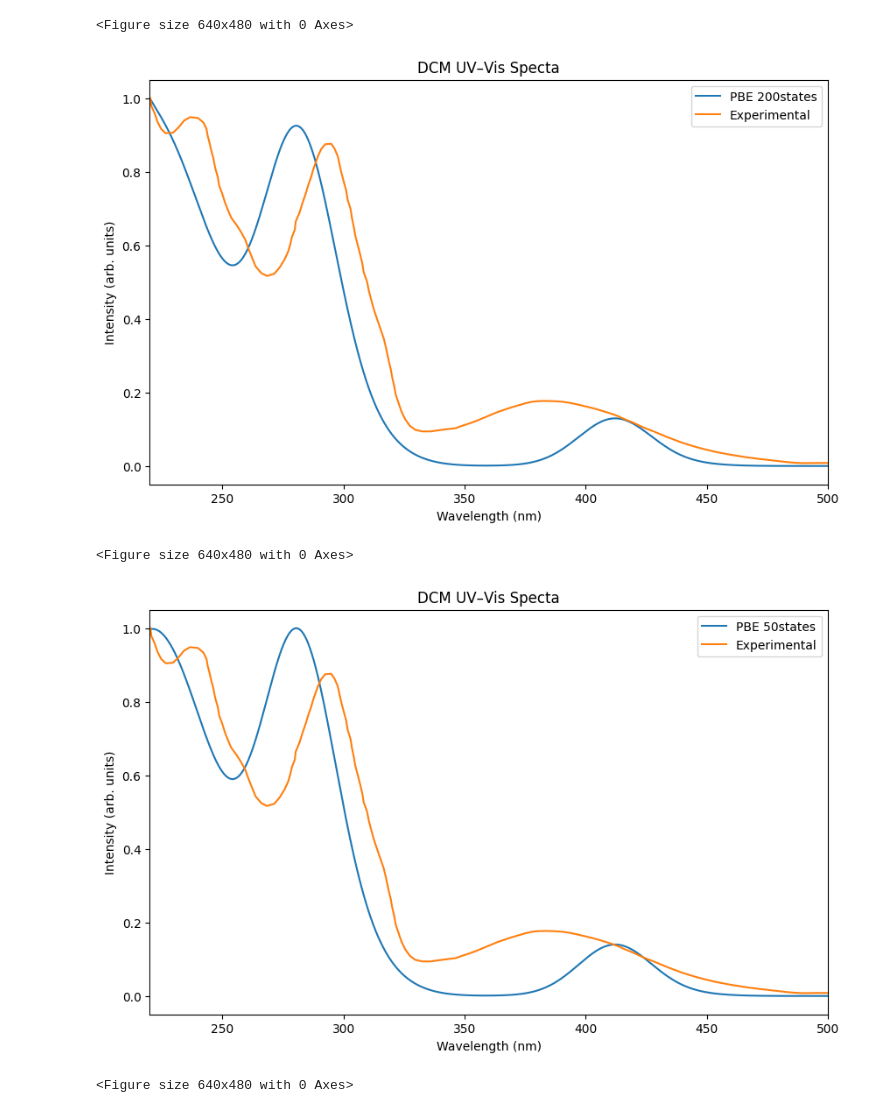
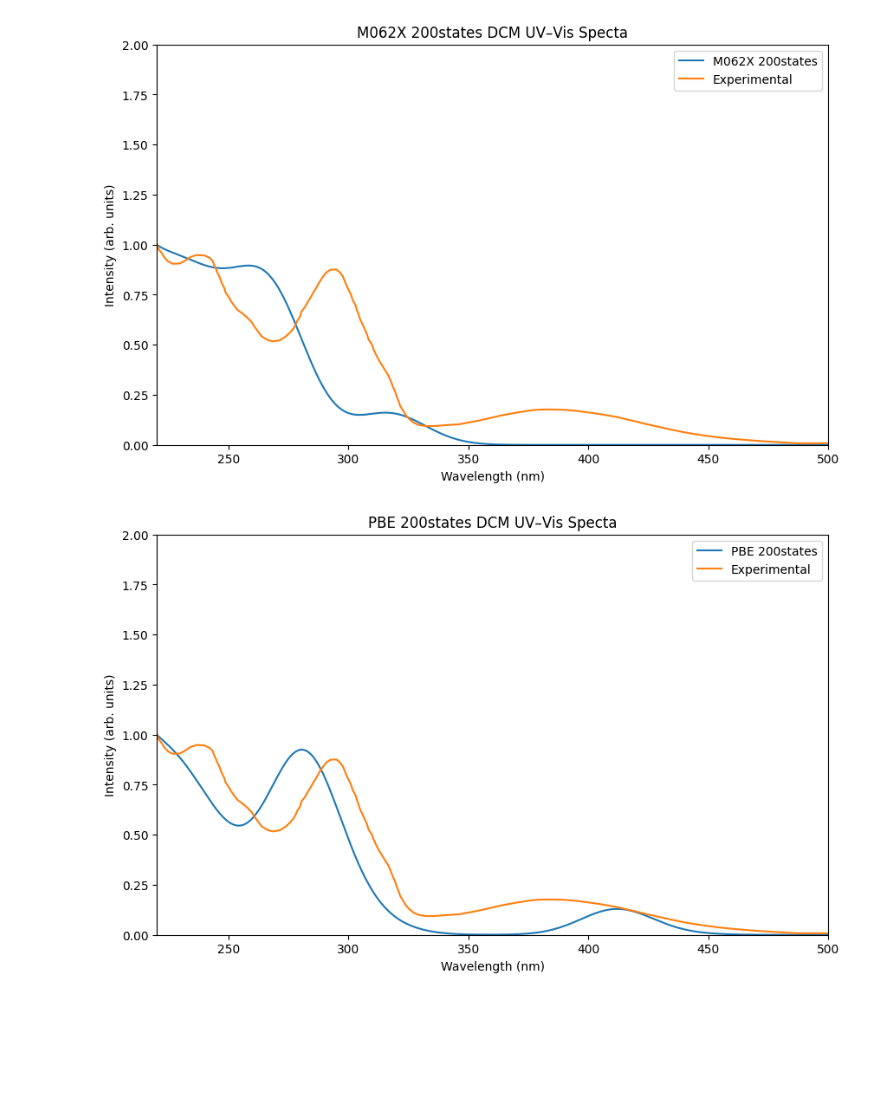
Before and after one commit to Maarsk/Gaussian_Scripts, a Jupyter notebook: Uv_vis.ipynb, the cells around one changed output. Drawn from its saved outputs; the diff is of its cells as text; code cells hidden in the pictures; blank space fills up the shorter version.

```diff
--- a/Uv_vis.ipynb
+++ b/Uv_vis.ipynb
@@ -74,6 +74,8 @@ for out_file in glob.glob(input_folder+"/*.out"):
                 osc.append(float(m.group(3)))
         energies = 1239.831765/np.array(energies)
         osc = np.array(osc)
+        sigma = 0.1
+        y = np.zeros_like(x)
         sigma = 15
         y = np.zeros_like(x)
         for e, f in zip(energies, osc):
@@ -81,15 +83,16 @@ for out_file in glob.glob(input_folder+"/*.out"):
         label = (os.path.splitext(os.path.basename(out_file))[0]).split('_')[3]+' '+(os.path.splitext(os.path.basename(out_file))[0]).split('_')[4]
         y_cut = y[mask]
         y_cut = y_cut/np.max(y_cut)
+        x_cut = x_cut
+        plt.plot(x_cut, y_cut, label=label)
         x_cut = x_cut - 0
-        plt.plot(x_cut, y_cut, label=label)
         plt.plot(x_std, y_std, label="Experimental")
         plt.xlim(220, 500)
+        plt.ylim(0, 2)
         plt.xlabel("Wavelength (nm)")
         plt.ylabel("Intensity (arb. units)")
-        plt.title("DCM UV–Vis Specta")
+        plt.title(f"{(os.path.splitext(os.path.basename(out_file))[0]).split('_')[3]+' '+(os.path.splitext(os.path.basename(out_file))[0]).split('_')[4]} DCM UV–Vis Specta")
         plt.legend()
-        plt.savefig(label+".png", dpi=300, bbox_inches="tight")
+        plt.savefig(out_file.split(".")[0]+"single"+".png", dpi=300, bbox_inches="tight")
         plt.show()
-        plt.savefig(out_file.split(".")[0]+"spikes"+".png", dpi=300, bbox_inches="tight")
 # %% [output]
@@ -97,5 +100,2 @@ for out_file in glob.glob(input_folder+"/*.out"):
-<Figure size 640x480 with 0 Axes>
-[figure, old version]
+[figure, new version]
-<Figure size 640x480 with 0 Axes>
-[figure, old version]
+[figure, new version]
-<Figure size 640x480 with 0 Axes>
```
Also changed, not shown: parts of 3 cells of this notebook, 5 other files.
